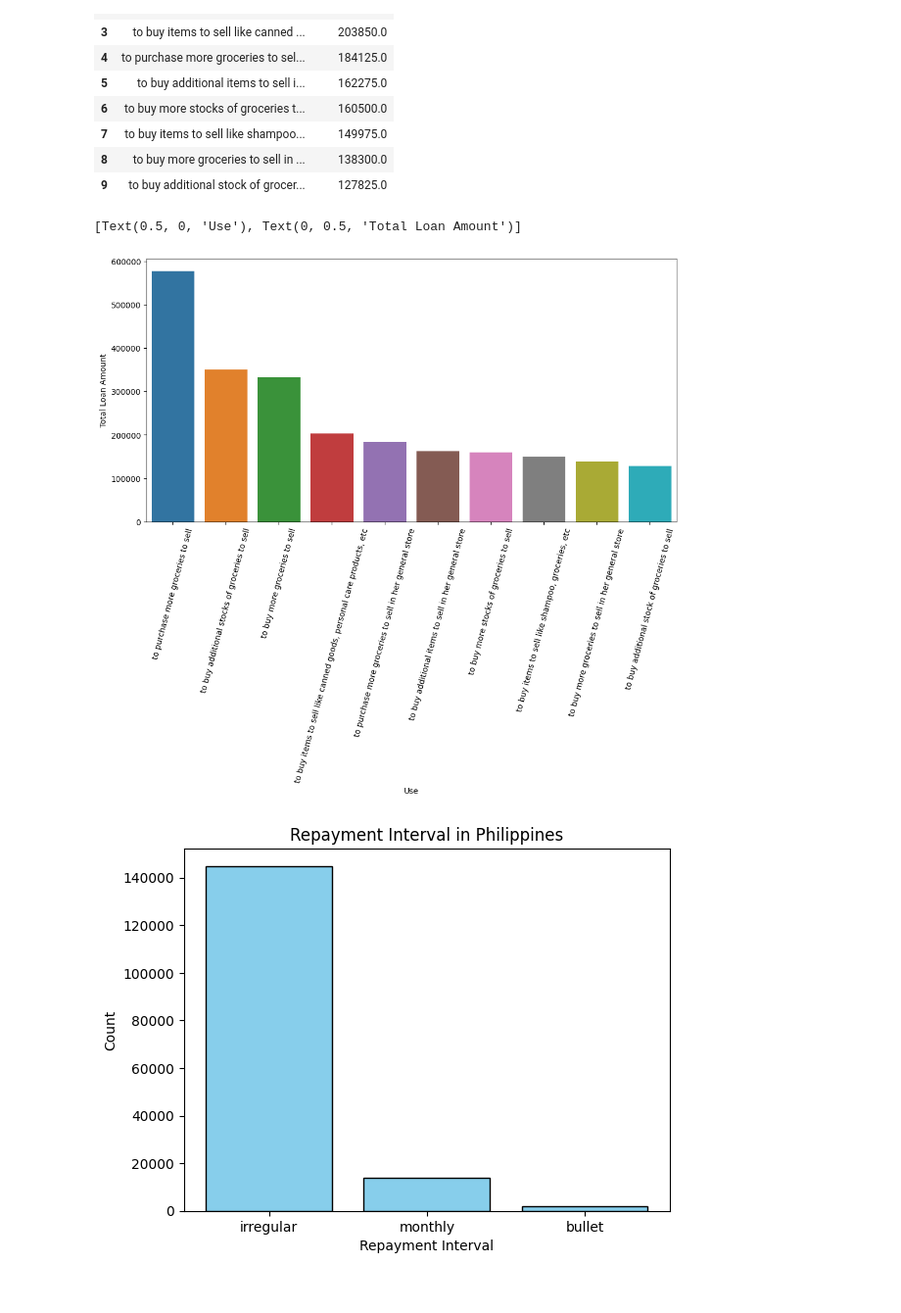
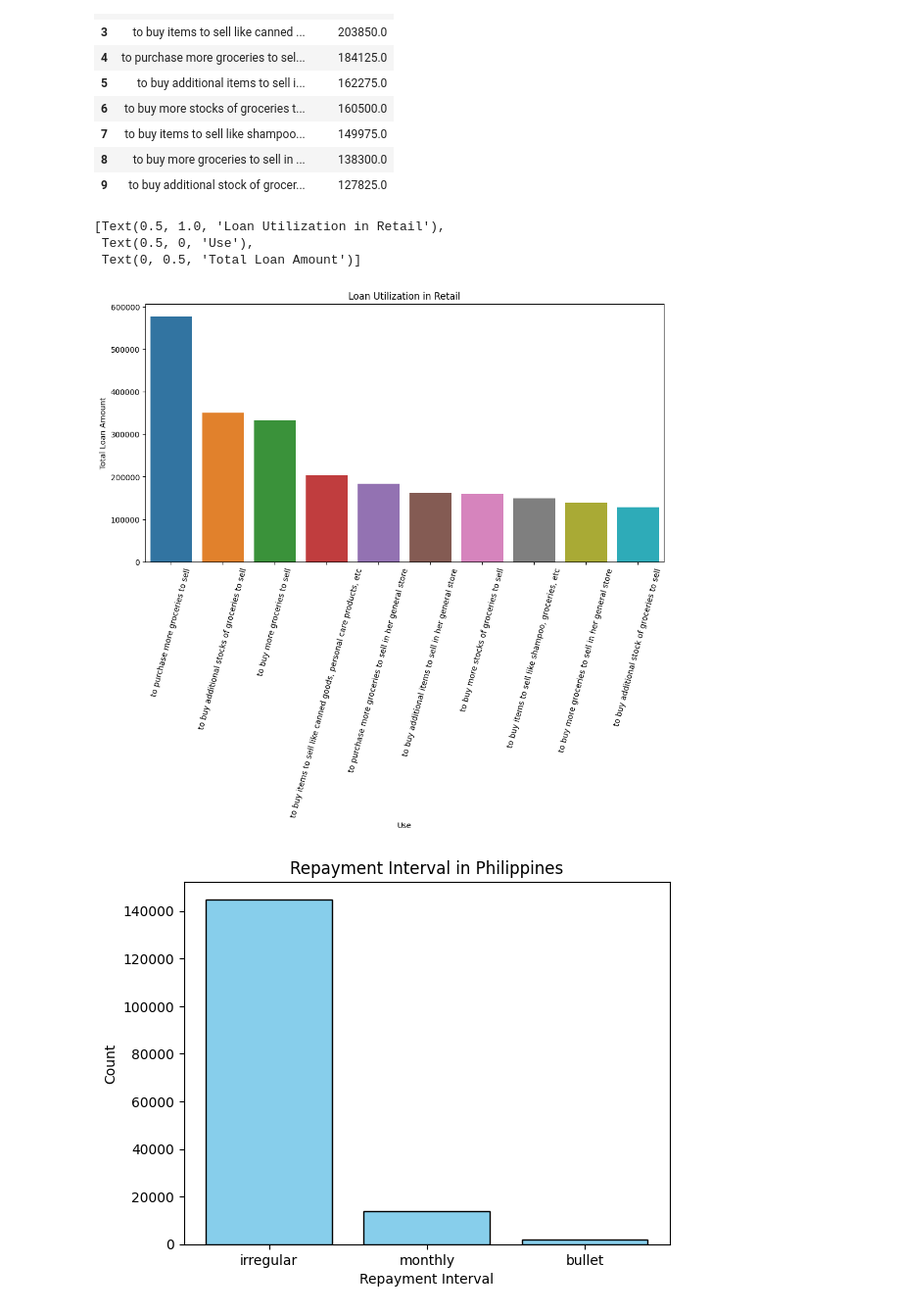
Before and after one commit to raycyril88/raycyril88.github.io, a Jupyter notebook: kpi-enhancement-project.ipynb, the cells around one changed output. Shown at 98% size. Saved outputs shown, nothing was run; the diff lists cells and outputs as text; code cells hidden in the pictures.

```diff
--- a/kpi-enhancement-project.ipynb
+++ b/kpi-enhancement-project.ipynb
@@ -91,10 +91,12 @@ top10_loans_retail
 # %%
 plt.figure (figsize = (12,6))
 plt.xticks (rotation = 75)
-sns.barplot (x= 'use', y= 'loan_amount', data = top10_loans_retail). set(xlabel = "Use", ylabel= 'Total Loan Amount')
+sns.barplot (x= 'use', y= 'loan_amount', data = top10_loans_retail). set(title = 'Loan Utilization in Retail', xlabel = "Use", ylabel= 'Total Loan Amount')
 # %% [output]
-[Text(0.5, 0, 'Use'), Text(0, 0.5, 'Total Loan Amount')]
+[Text(0.5, 1.0, 'Loan Utilization in Retail'),
+ Text(0.5, 0, 'Use'),
+ Text(0, 0.5, 'Total Loan Amount')]
-[figure, old version]
+[figure, new version]
 # %%
 counts = philippines['repayment_interval'].value_counts()
 plt.bar(counts.index, counts, color='skyblue', edgecolor='black')
```
